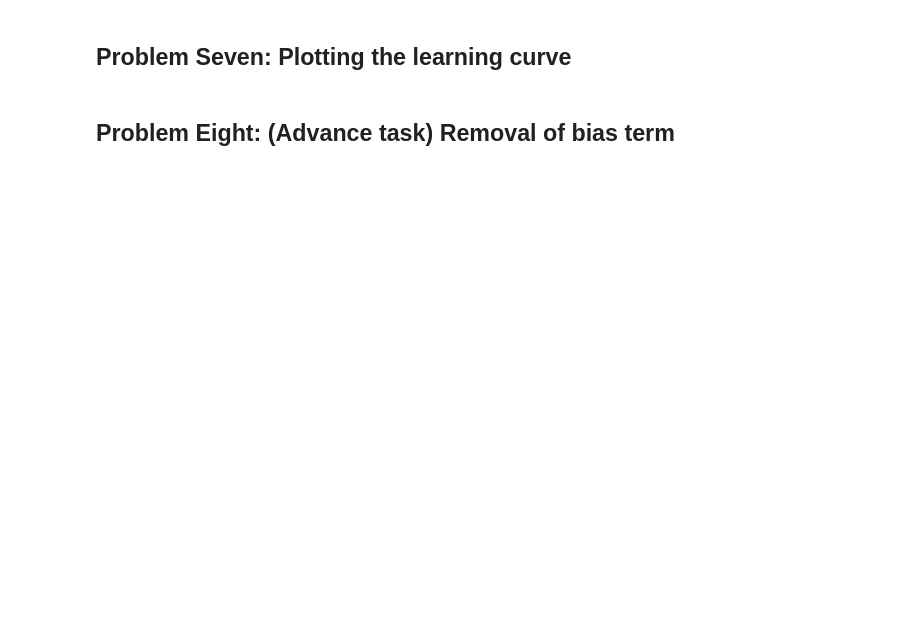
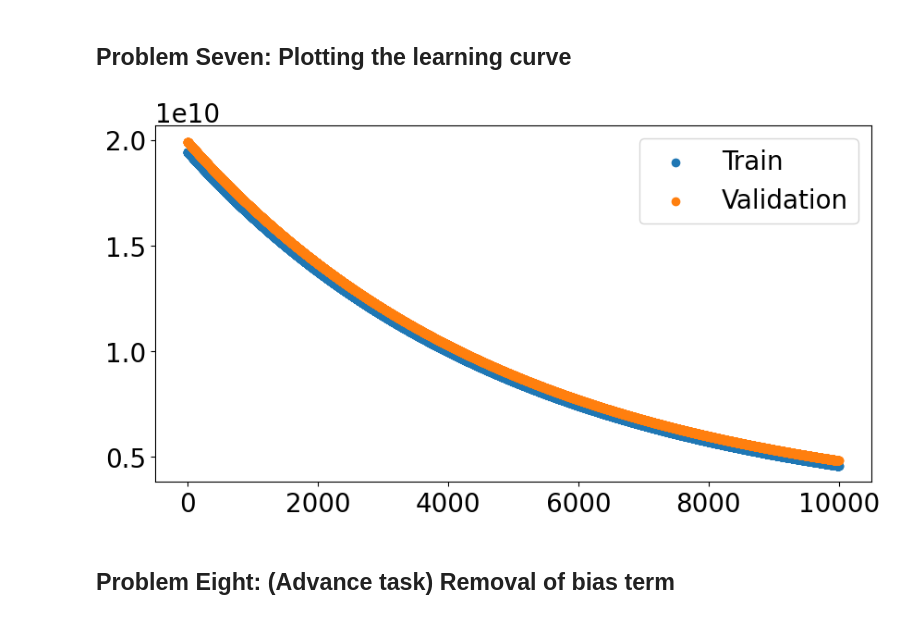
Before and after one commit to andervies/divic-corp-machine-learning-course, a Jupyter notebook: assignment17/Linear Regression Series.ipynb, the cells around one changed output. Cells and saved outputs as stored; diff of their text form; code cells hidden in the pictures; blank space fills up the shorter version.

```diff
--- a/assignment17/Linear Regression Series.ipynb
+++ b/assignment17/Linear Regression Series.ipynb
@@ -242,4 +268,17 @@ ValueError: matmul: Input operand 1 does not have enough dimensions (has 0, gufu
 # %% [markdown]
 ## Problem Seven: Plotting the learning curve
+# %%
+def display_learning_curve(loss, val_loss):
+    fig = plt.subplots(figsize=(10, 5))
+    plt.rcParams["font.size"] = 20
+
+    plt.scatter(range(len(loss)), loss, label="Train")
+    plt.scatter(range(len(val_loss)), val_loss, label="Validation")
+    plt.legend()
+    plt.plot()
+
+display_learning_curve(loss = reg1.loss, val_loss= reg1.val_loss)
+# %% [output]
+[figure, added]
 # %% [markdown]
 ## Problem Eight: (Advance task) Removal of bias term
```
Also changed, not shown: parts of 39 cells of this notebook, 1 other file.
